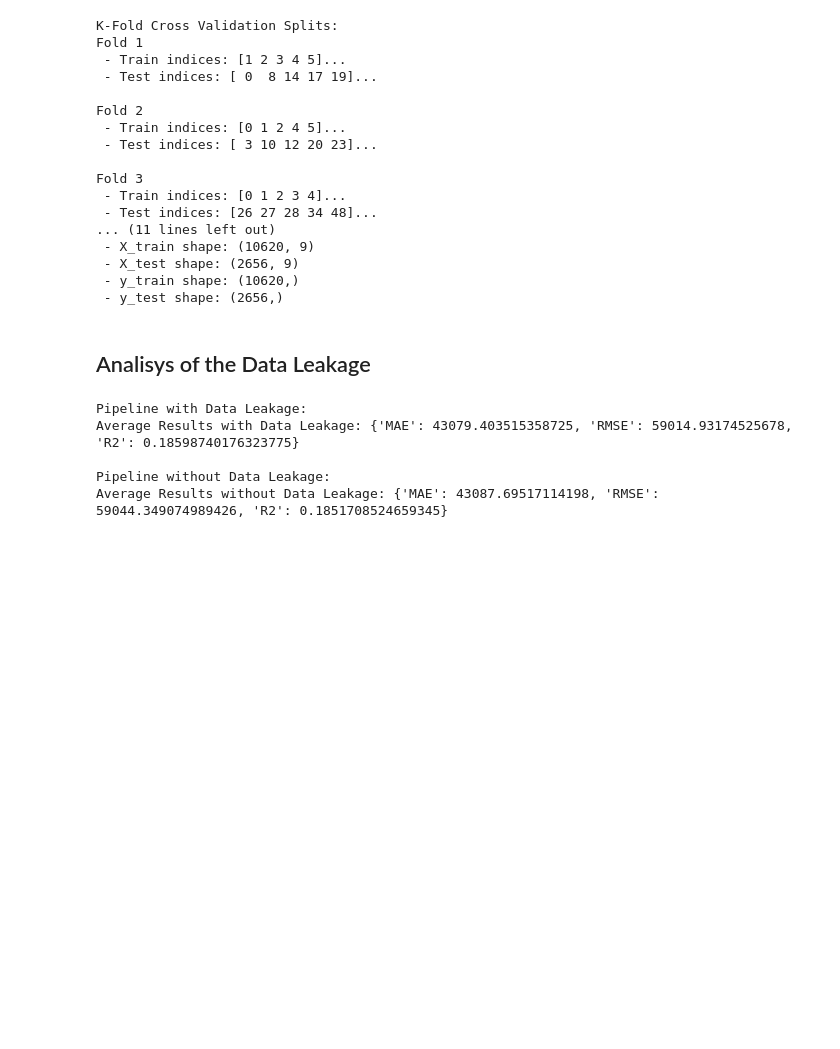
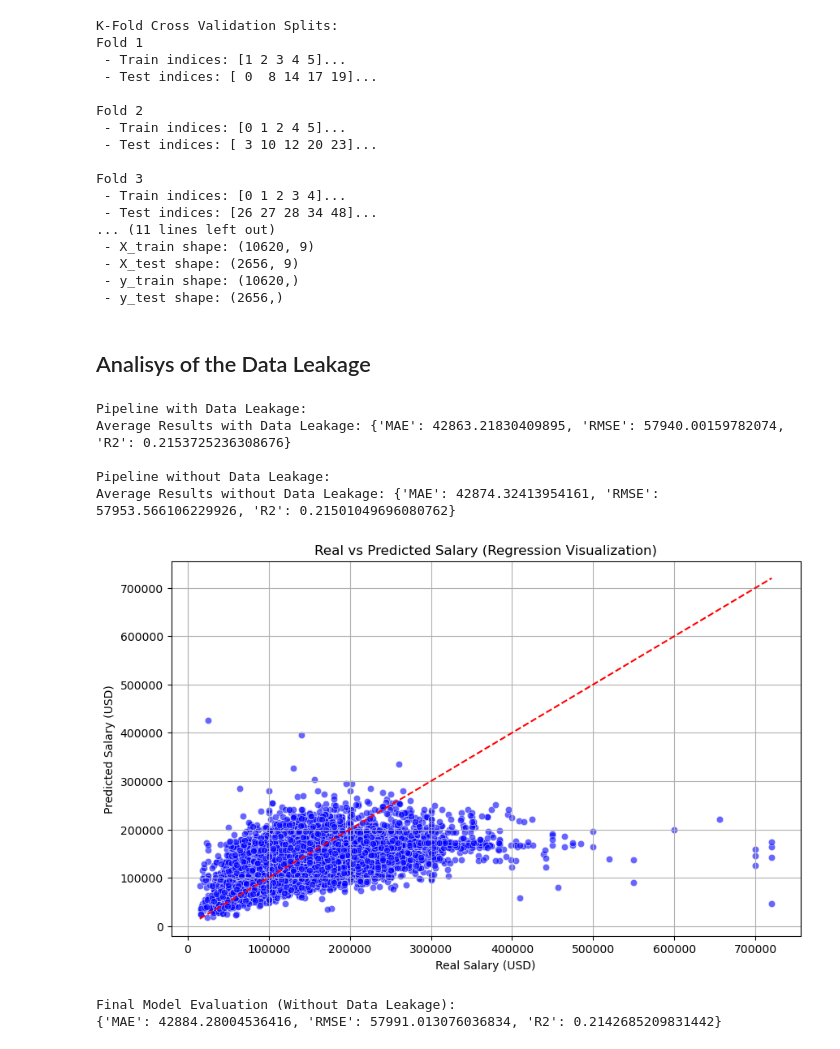
Before and after one commit to isnotJack/AI-project, a Jupyter notebook: test.ipynb, the cells around one changed output. Saved outputs shown, nothing was run; the diff lists cells and outputs as text; code cells hidden in the pictures; blank space fills up the shorter version.

```diff
--- a/test.ipynb
+++ b/test.ipynb
@@ -1039,7 +1039,7 @@ for train_index, test_index in kf.split(df):
     X_train, X_test = X_transformed[train_index], X_transformed[test_index]
     y_train, y_test = y.iloc[train_index], y.iloc[test_index]
 
-    model_leakage = LinearRegression()
+    model_leakage = RandomForestRegressor()
     model_leakage.fit(X_train, y_train)
     y_pred_leakage = model_leakage.predict(X_test)
 
@@ -1074,7 +1074,7 @@ for train_index, test_index in kf.split(df):
     # Creazione della pipeline: scaling ed encoding SOLO sul train set
     pipeline_no_leakage = Pipeline(steps=[
         ('preprocessor', preprocessor),
-        ('model', LinearRegression())
+        ('model', RandomForestRegressor())
     ])
 
     # Fit della pipeline SOLO sul training set
@@ -1090,7 +1090,59 @@ average_results_no_leakage = {metric: np.mean([result[metric] for result in resu
 print(f"Average Results without Data Leakage: {average_results_no_leakage}")
 # %% [output]
 Pipeline with Data Leakage:
-Average Results with Data Leakage: {'MAE': 43079.403515358725, 'RMSE': 59014.93174525678, 'R2': 0.18598740176323775}
+Average Results with Data Leakage: {'MAE': 42863.21830409895, 'RMSE': 57940.00159782074, 'R2': 0.2153725236308676}
 
 Pipeline without Data Leakage:
-Average Results without Data Leakage: {'MAE': 43087.69517114198, 'RMSE': 59044.349074989426, 'R2': 0.1851708524659345}
+Average Results without Data Leakage: {'MAE': 42874.32413954161, 'RMSE': 57953.566106229926, 'R2': 0.21501049696080762}
+# %%
+import matplotlib.pyplot as plt
+import seaborn as sns
+
+# 1. Esegui di nuovo la pipeline senza data leakage per ottenere predizioni finali
+kf = KFold(n_splits=5, shuffle=True, random_state=42)
+
+y_true_all = []
+y_pred_all = []
+
+for train_index, test_index in kf.split(df):
+    df_copy = df.copy()
+    X = df_copy.drop('salary_in_usd', axis=1)
+    y = np.log1p(df_copy['salary_in_usd'])  # Log transformation sul target
+
+    X_train, X_test = X.iloc[train_index], X.iloc[test_index]
+    y_train, y_test = y.iloc[train_index], y.iloc[test_index]
+
+    pipeline_no_leakage = Pipeline(steps=[
+        ('preprocessor', preprocessor),
+        ('model', RandomForestRegressor(random_state=42))
+    ])
+
+    pipeline_no_leakage.fit(X_train, y_train)
+    y_pred = pipeline_no_leakage.predict(X_test)
+
+    # Trasformiamo indietro usando expm1 per tornare alla scala originale
+    y_pred = np.expm1(y_pred)
+    y_test = np.expm1(y_test)
+
+    y_true_all.extend(y_test)
+    y_pred_all.extend(y_pred)
+
+# 2. Creazione dello scatter plot per visualizzare la regressione
+plt.figure(figsize=(10, 6))
+sns.scatterplot(x=y_true_all, y=y_pred_all, alpha=0.6, color='blue')
+plt.plot([min(y_true_all), max(y_true_all)], [min(y_true_all), max(y_true_all)], color='red', linestyle='--')
+
+plt.title("Real vs Predicted Salary (Regression Visualization)")
+plt.xlabel("Real Salary (USD)")
+plt.ylabel("Predicted Salary (USD)")
+plt.grid(True)
+plt.show()
+
+# 3. Calcolo dell'errore e visualizzazione delle metriche finali
+final_results = evaluate_model(np.array(y_true_all), np.array(y_pred_all))
+print("\nFinal Model Evaluation (Without Data Leakage):")
+print(final_results)
+# %% [output]
+[figure, added]
+Final Model Evaluation (Without Data Leakage):
+{'MAE': 42884.28004536416, 'RMSE': 57991.013076036834, 'R2': 0.2142685209831442}
```
